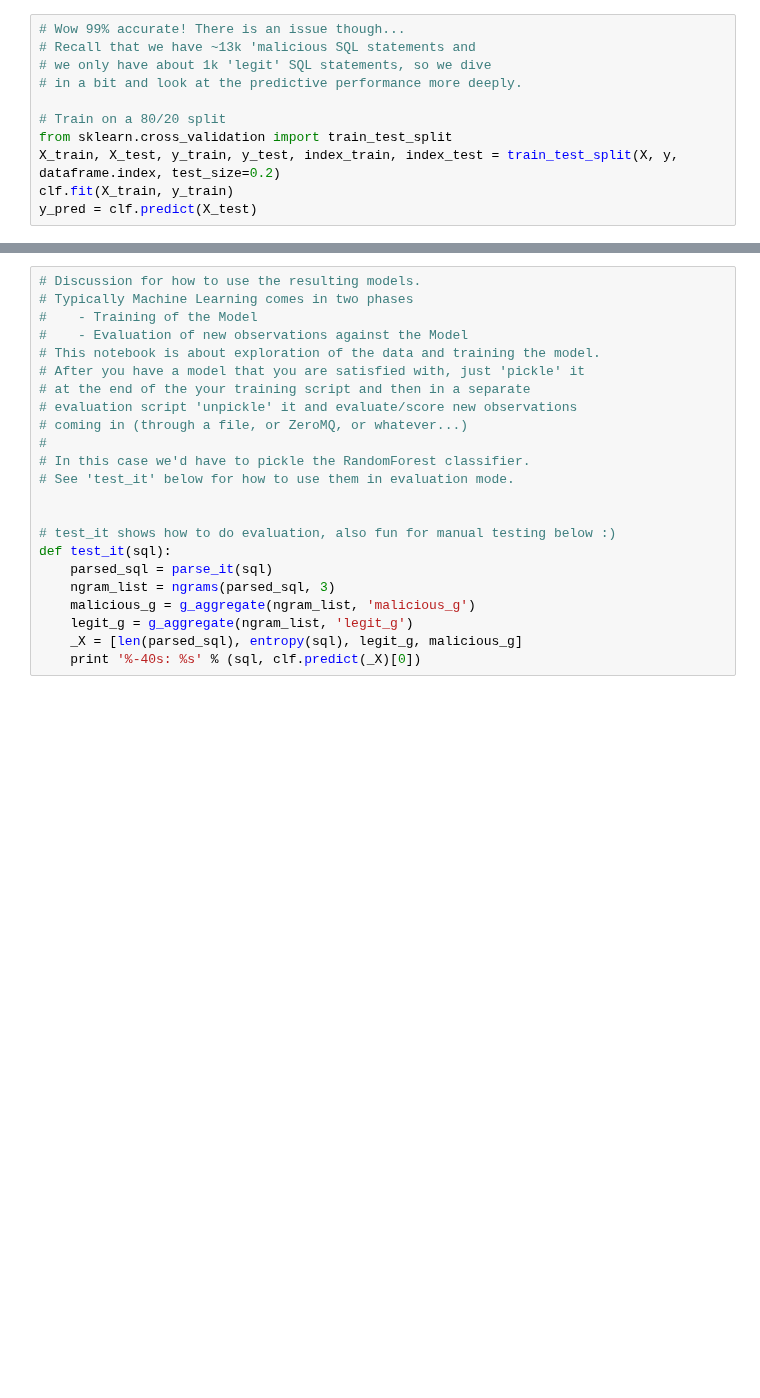
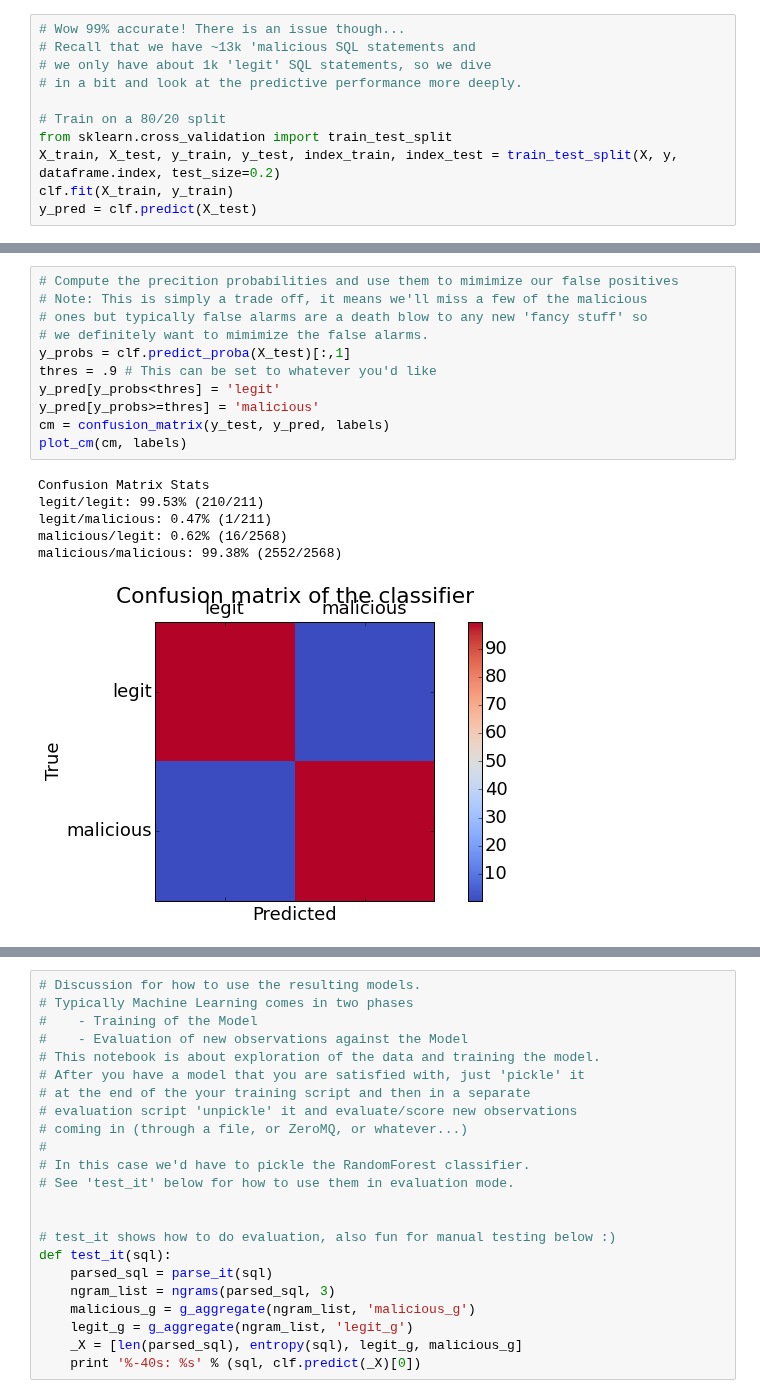
Before and after one commit to SuperCowPowers/data_hacking, a Jupyter notebook: sql_injection/sql_injection.ipynb, the cells around one changed output, grey strips where cells are left out. Saved outputs shown, nothing was run; the diff lists cells and outputs as text; blank space fills up the shorter version.

```diff
--- a/sql_injection/sql_injection.ipynb
+++ b/sql_injection/sql_injection.ipynb
@@ -383,3 +370,21 @@ malicious/malicious: 99.69% (2581/2589)
+# %%
+# Compute the precition probabilities and use them to mimimize our false positives
+# Note: This is simply a trade off, it means we'll miss a few of the malicious
+# ones but typically false alarms are a death blow to any new 'fancy stuff' so
+# we definitely want to mimimize the false alarms.
+y_probs = clf.predict_proba(X_test)[:,1]
+thres = .9 # This can be set to whatever you'd like
+y_pred[y_probs<thres] = 'legit'
+y_pred[y_probs>=thres] = 'malicious'
+cm = confusion_matrix(y_test, y_pred, labels)
+plot_cm(cm, labels)
+# %% [output]
+Confusion Matrix Stats
+legit/legit: 99.53% (210/211)
+legit/malicious: 0.47% (1/211)
+malicious/legit: 0.62% (16/2568)
+malicious/malicious: 99.38% (2552/2568)
+[figure, added]
 # %%
 # We can also look at what features the learning algorithm thought were the most important
 importances = zip(['length', 'entropy', 'legit_g', 'malicious_g'], clf.feature_importances_)
```
Also changed, not shown: parts of 12 cells of this notebook.
